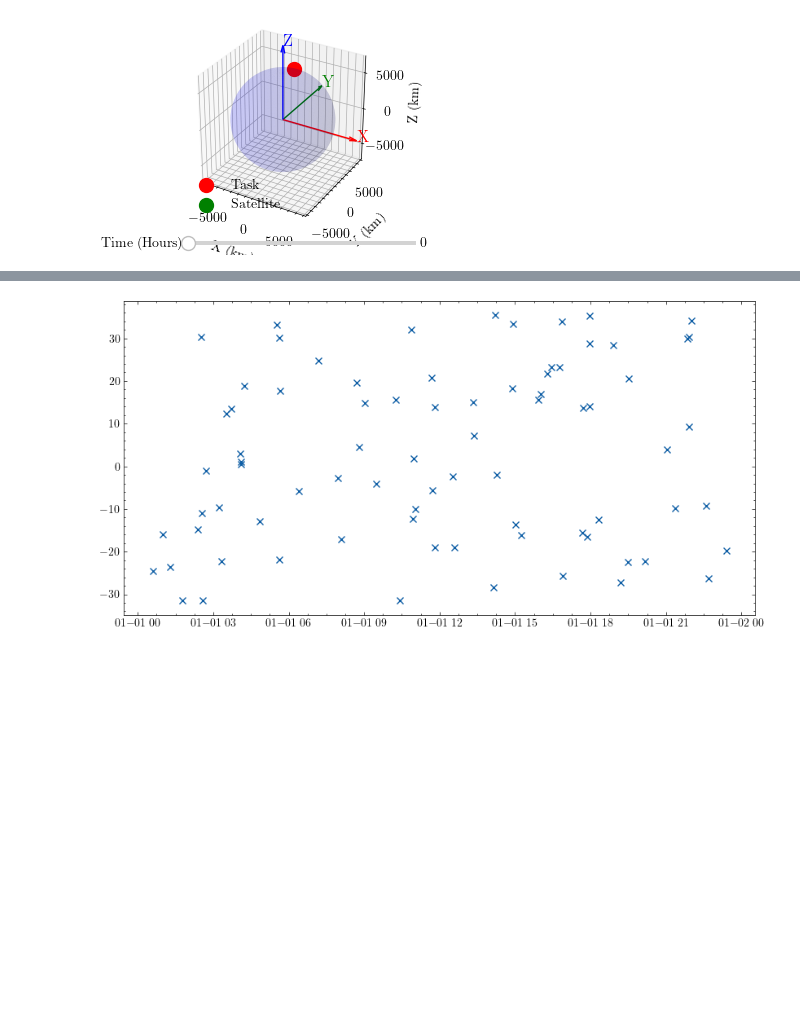
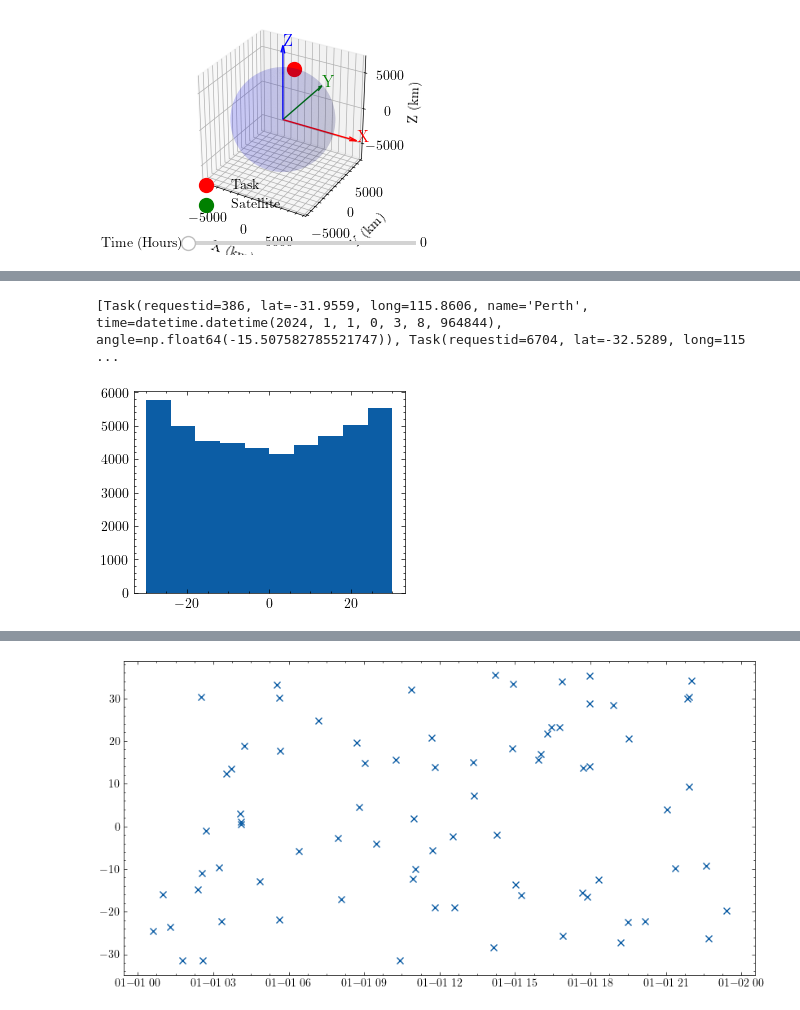
Before and after one commit to Shreeyam/phd_code, a Jupyter notebook: notebooks/exploration/request_generation.ipynb, the cells around one changed output, grey strips where cells are left out. Cells and saved outputs as stored; diff of their text form; code cells hidden in the pictures; blank space fills up the shorter version.

```diff
--- a/notebooks/exploration/request_generation.ipynb
+++ b/notebooks/exploration/request_generation.ipynb
@@ -412,0 +452,10 @@ Line #      Hits         Time  Per Hit   % Time  Line Contents
+# %%
+print(total_tasks[0:100])
+# %% [output]
+[Task(requestid=386, lat=-31.9559, long=115.8606, name='Perth', time=datetime.datetime(2024, 1, 1, 0, 3, 8, 964844), angle=np.float64(-15.507582785521747)), Task(requestid=6704, lat=-32.5289, long=115 ...
+# %%
+plt.figure()
+plt.hist([i.angle for i in total_tasks])
+plt.show()
+# %% [output]
+[figure, added]
```
Also changed, not shown: parts of 12 cells of this notebook, 1 other file.
